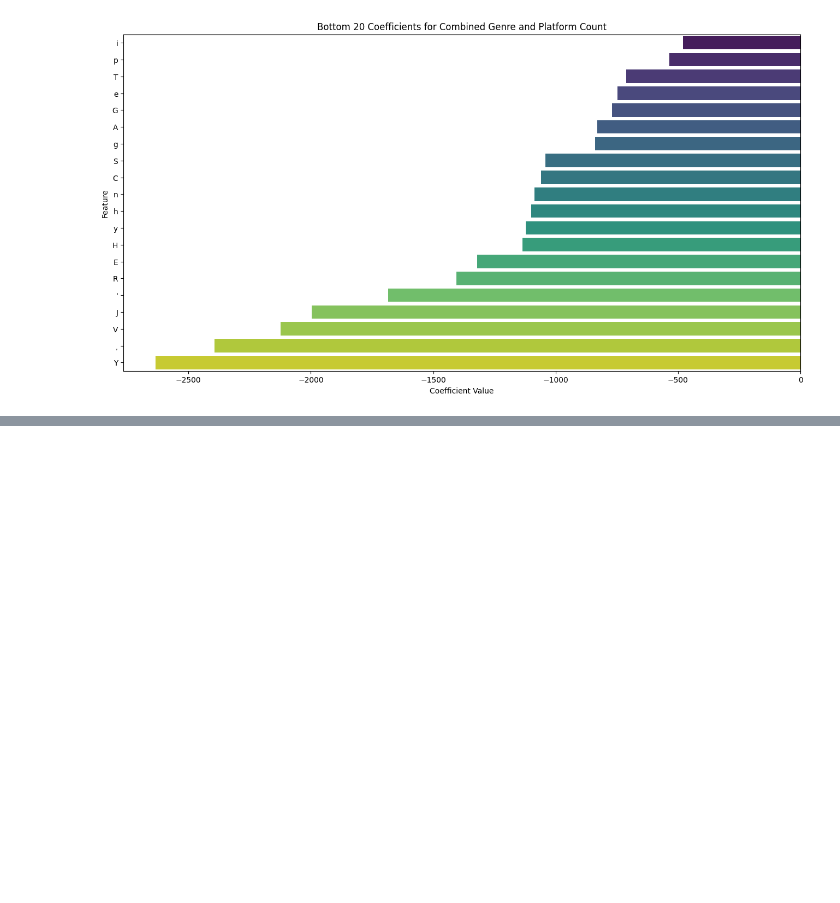
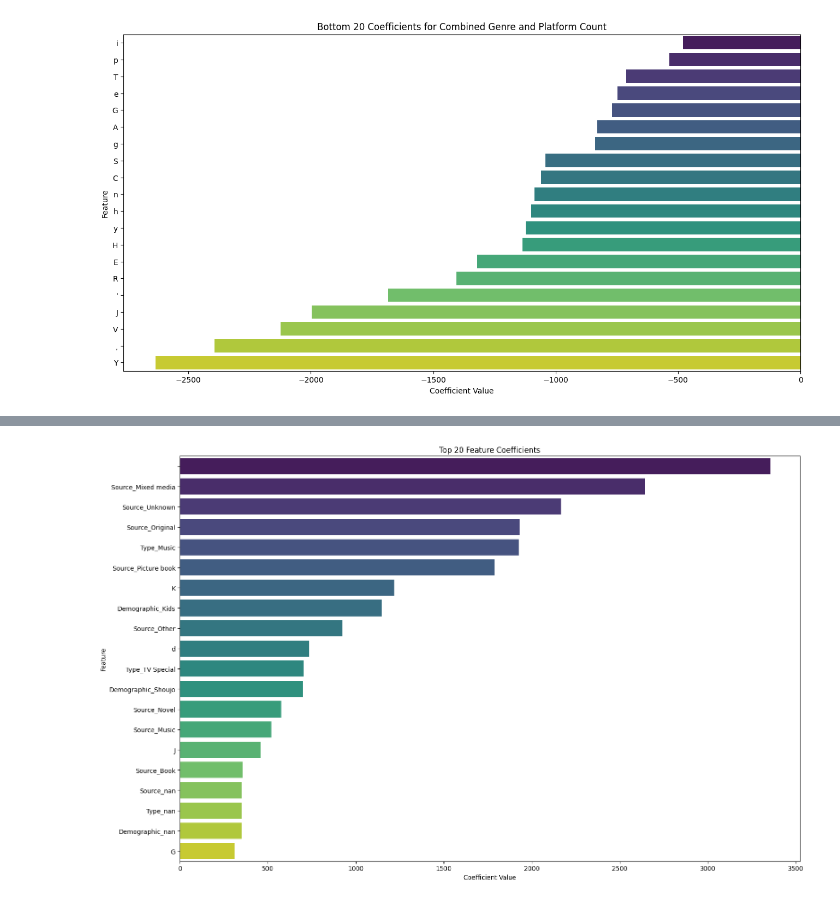
Before and after one commit to tobiasseck/anime-data-analytics-project, a Jupyter notebook: predictive/multiple-linear-regression.ipynb, the cells around one changed output, grey strips where cells are left out. Cells and saved outputs as stored; diff of their text form; code cells hidden in the pictures; blank space fills up the shorter version.

```diff
--- a/predictive/multiple-linear-regression.ipynb
+++ b/predictive/multiple-linear-regression.ipynb
@@ -202,0 +302,12 @@ y = producer_df['popularity']
+# %%
+coeff_df = pd.DataFrame({'Feature': X.columns, 'Coefficient': model.coef_})
+coeff_df = coeff_df.sort_values(by='Coefficient', ascending=False)
+
+plt.figure(figsize=(16, 10))
+sns.barplot(x='Coefficient', y='Feature', hue='Feature', data=coeff_df.head(20), palette="viridis")
+plt.xlabel('Coefficient Value')
+plt.title('Top 20 Feature Coefficients')
+plt.tight_layout()
+plt.show()
+# %% [output]
+[figure, added]
```
Also changed, not shown: parts of 5 cells of this notebook, 1 other file.
